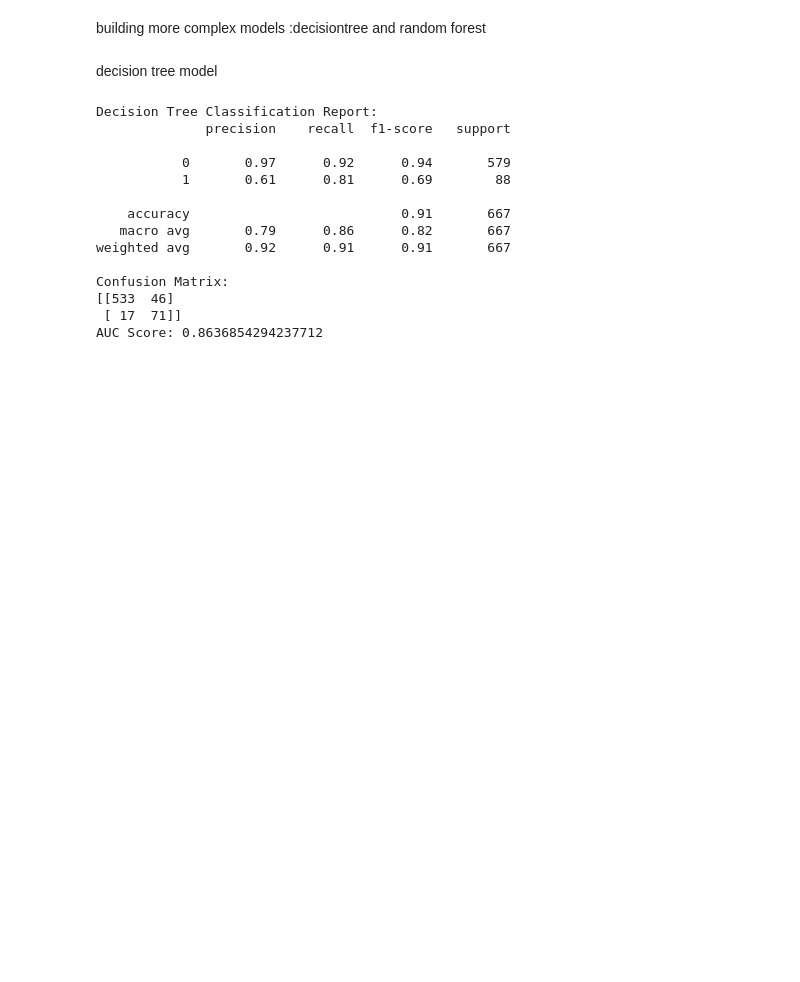
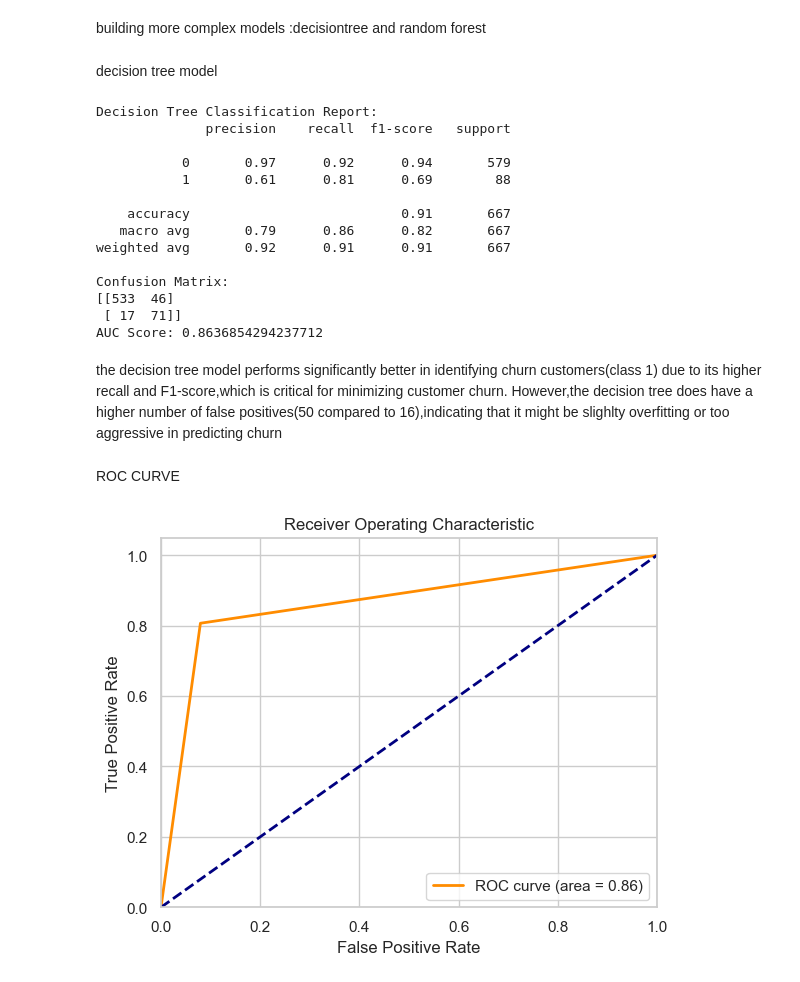
Before and after one commit to victoriamuinde07/Data-science-project-SyrialTel-project, a Jupyter notebook: index.ipynb, the cells around one changed output. Saved outputs shown, nothing was run; the diff lists cells and outputs as text; code cells hidden in the pictures; blank space fills up the shorter version.

```diff
--- a/index.ipynb
+++ b/index.ipynb
@@ -1357,3 +1357,28 @@ Confusion Matrix:
 [[533  46]
  [ 17  71]]
 AUC Score: 0.8636854294237712
+# %% [markdown]
+the decision tree model performs significantly better in identifying churn customers(class 1) due to its higher recall and F1-score,which is critical for minimizing customer churn.
+However,the decision tree does have a higher number of false positives(50 compared to 16),indicating that it might be slighlty overfitting or too aggressive in predicting churn
+# %% [markdown]
+ROC CURVE
+# %%
+import matplotlib.pyplot as plt
+from sklearn.metrics import roc_curve, roc_auc_score
+
+# ROC Curve
+fpr, tpr, thresholds = roc_curve(y_test, y_pred_dec_tree)
+auc_score = roc_auc_score(y_test, y_pred_dec_tree)
+
+plt.figure()
+plt.plot(fpr, tpr, color='darkorange', lw=2, label='ROC curve (area = {:.2f})'.format(auc_score))
+plt.plot([0, 1], [0, 1], color='navy', lw=2, linestyle='--')
+plt.xlim([0.0, 1.0])
+plt.ylim([0.0, 1.05])
+plt.xlabel('False Positive Rate')
+plt.ylabel('True Positive Rate')
+plt.title('Receiver Operating Characteristic')
+plt.legend(loc="lower right")
+plt.show()
+# %% [output]
+[figure, added]
```
Also changed, not shown: parts of 8 cells of this notebook.
